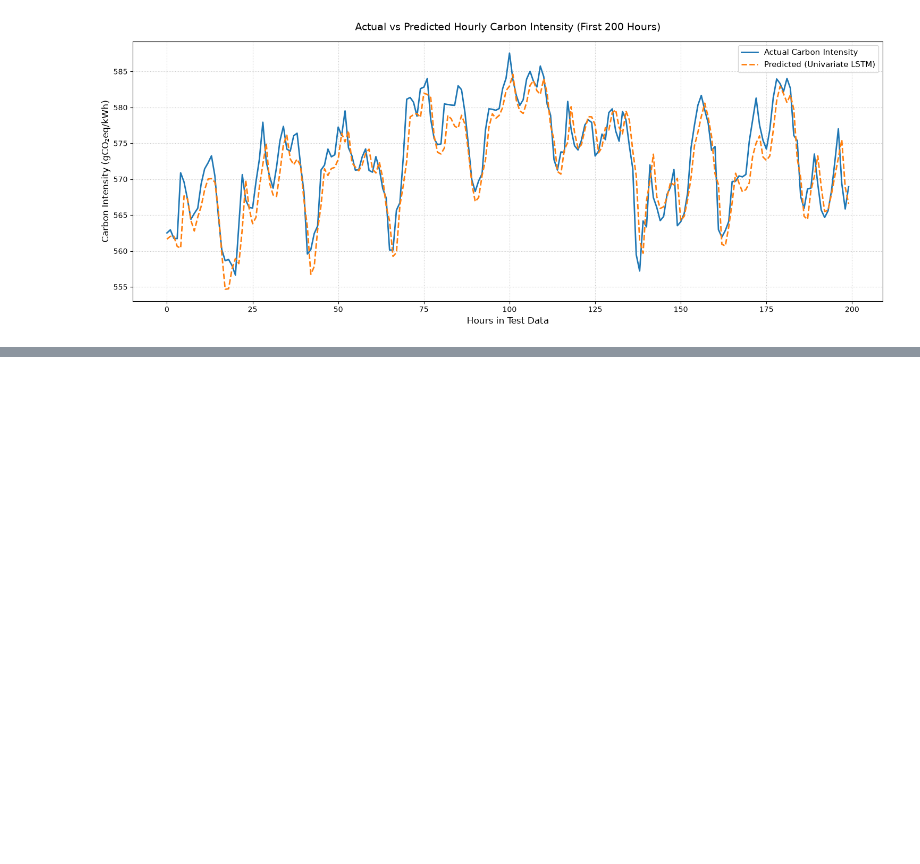
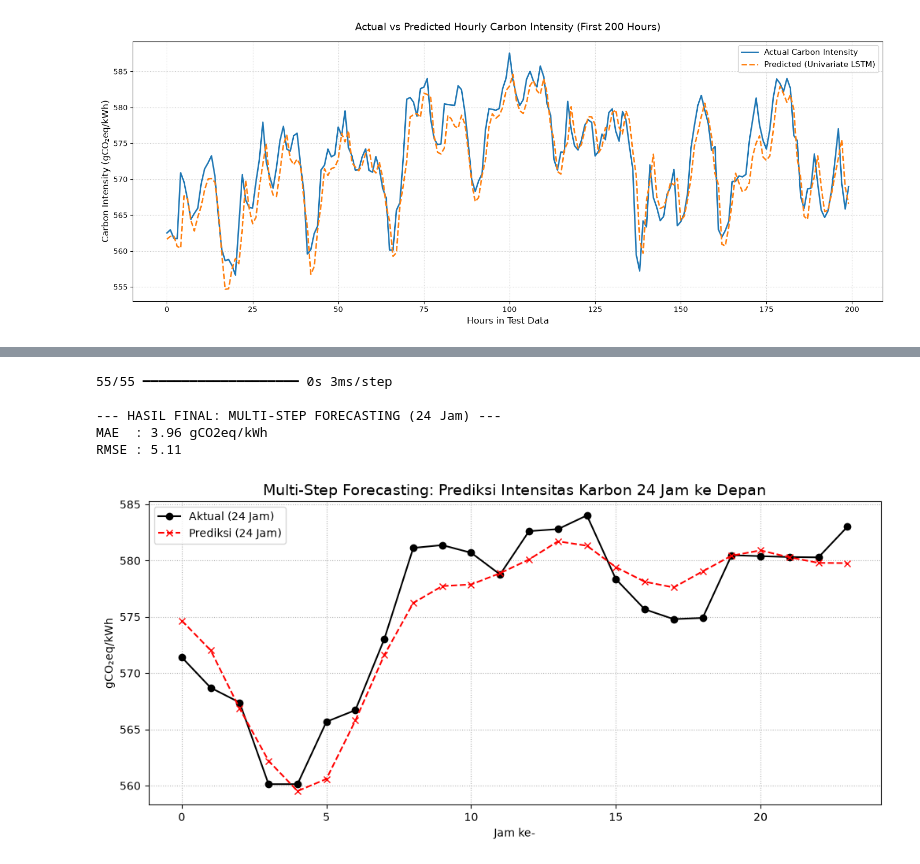
Before and after one commit to JustDannn/CarbonIntensityResearch, a Jupyter notebook: notebooks/03_dani_lstm_baselines.ipynb, the cells around one changed output, grey strips where cells are left out. Cells and saved outputs as stored; diff of their text form; code cells hidden in the pictures; blank space fills up the shorter version.

```diff
--- a/notebooks/03_dani_lstm_baselines.ipynb
+++ b/notebooks/03_dani_lstm_baselines.ipynb
@@ -167,0 +557,18 @@ MAPE : 0.44%
+# %%
+from tensorflow.keras.callbacks import EarlyStopping
+
+callback_ms = EarlyStopping(
+    monitor='val_loss',
+    patience=10,
+    restore_best_weights=True
+)
+
+# Training Model Multi-Step
+history_ms = model_multi_step.fit(
+    X_train_ms, y_train_ms,
+    validation_data=(X_test_ms, y_test_ms),
+    epochs=50,
+    batch_size=32,
+    callbacks=[callback_ms],
+    verbose=1
+)
@@ -167,0 +593,30 @@ MAPE : 0.44%
+# %%
+y_pred_ms_scaled = model_multi_step.predict(X_test_ms)
+
+y_pred_ms_asli = loader.target_scaler.inverse_transform(y_pred_ms_scaled)
+y_test_ms_asli = loader.target_scaler.inverse_transform(y_test_ms)
+
+mae_ms = mean_absolute_error(y_test_ms_asli, y_pred_ms_asli)
+rmse_ms = np.sqrt(mean_squared_error(y_test_ms_asli, y_pred_ms_asli))
+
+print(f"\n--- HASIL FINAL: MULTI-STEP FORECASTING (24 Jam) ---")
+print(f"MAE  : {mae_ms:.2f} gCO2eq/kWh")
+print(f"RMSE : {rmse_ms:.2f}")
+
+sample_idx = 100
+plt.figure(figsize=(12, 5))
+plt.plot(y_test_ms_asli[sample_idx], label='Aktual (24 Jam)', marker='o', color='black')
+plt.plot(y_pred_ms_asli[sample_idx], label='Prediksi (24 Jam)', marker='x', color='red', linestyle='--')
+plt.title(f'Multi-Step Forecasting: Prediksi Intensitas Karbon 24 Jam ke Depan', fontsize=14)
+plt.xlabel('Jam ke-')
+plt.ylabel('gCO₂eq/kWh')
+plt.legend()
+plt.grid(True, linestyle=':')
+plt.show()
+# %% [output]
+55/55 ━━━━━━━━━━━━━━━━━━━━ 0s 3ms/step
+
+--- HASIL FINAL: MULTI-STEP FORECASTING (24 Jam) ---
+MAE  : 3.96 gCO2eq/kWh
+RMSE : 5.11
+[figure, added]
```
Also changed, not shown: parts of 9 cells of this notebook, 2 other files.
